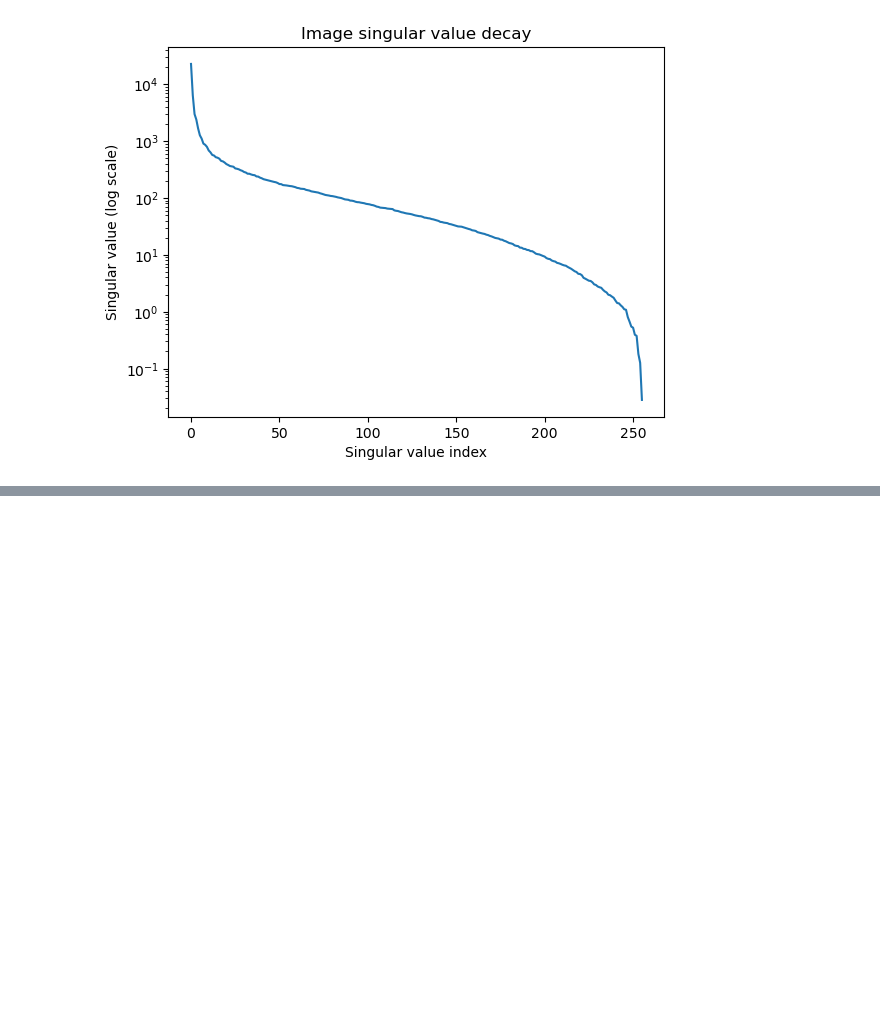
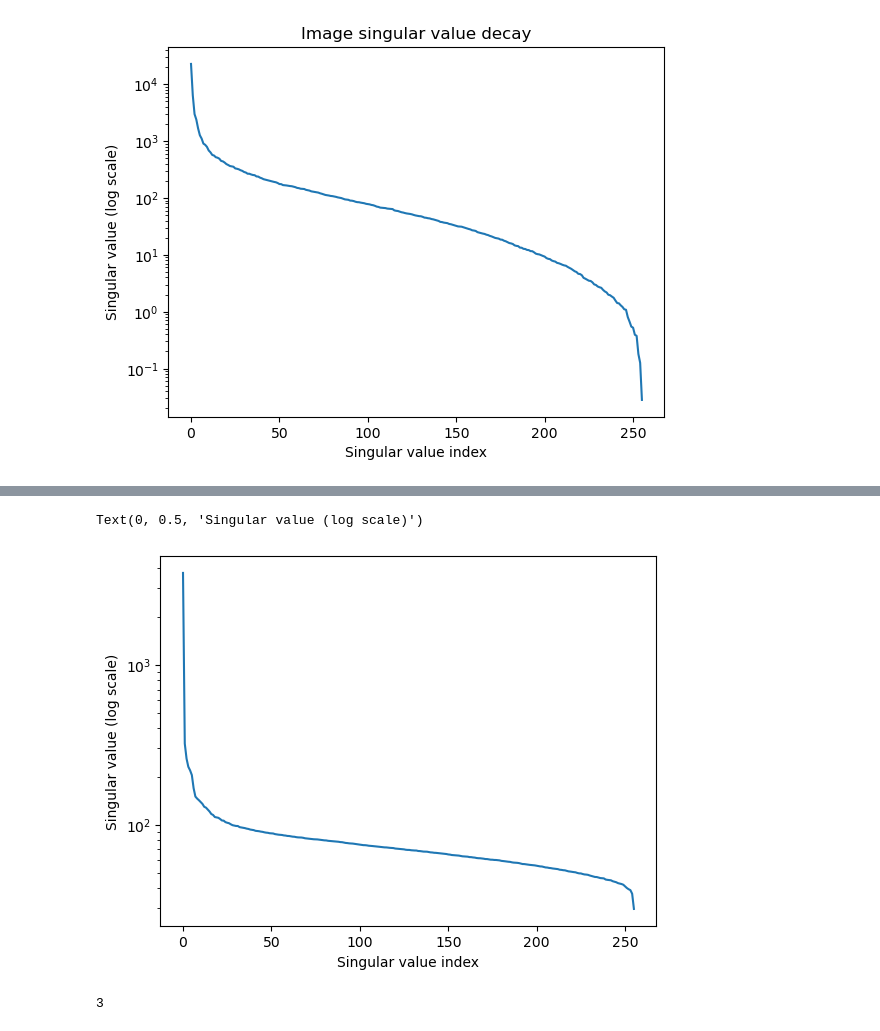
Before and after one commit to saramilovanova/nuclear-norm-data-reconstruction, a Jupyter notebook: notebooks/svt_analysis.ipynb, the cells around one changed output, grey strips where cells are left out. Cells and saved outputs as stored; diff of their text form; code cells hidden in the pictures; blank space fills up the shorter version.

```diff
--- a/notebooks/svt_analysis.ipynb
+++ b/notebooks/svt_analysis.ipynb
@@ -302,0 +401,20 @@ Patch-SVT Denoising PSNR: 20.171127354062413
+# %%
+X, original_mask = load_netflix_matrix(
+            NETFLIX_PATH / "netflix_dense_mtx_0_925_256_movies.csv"
+    )
+# %%
+s = np.linalg.svd(X, compute_uv=False)
+plt.semilogy(s)
+plt.xlabel("Singular value index")
+plt.ylabel("Singular value (log scale)")
+# %% [output]
+Text(0, 0.5, 'Singular value (log scale)')
+[figure, added]
+# %%
+# Effective rank: how many singular values are needed to capture 90% of the energy?
+s = np.linalg.svd(X, compute_uv=False)
+energy = np.cumsum(s**2)/np.sum(s**2)
+r90 = np.searchsorted(energy,0.90)+1
+print(r90)
+# %% [output]
+3
```
Also changed, not shown: parts of 41 cells of this notebook, 13 other files.
